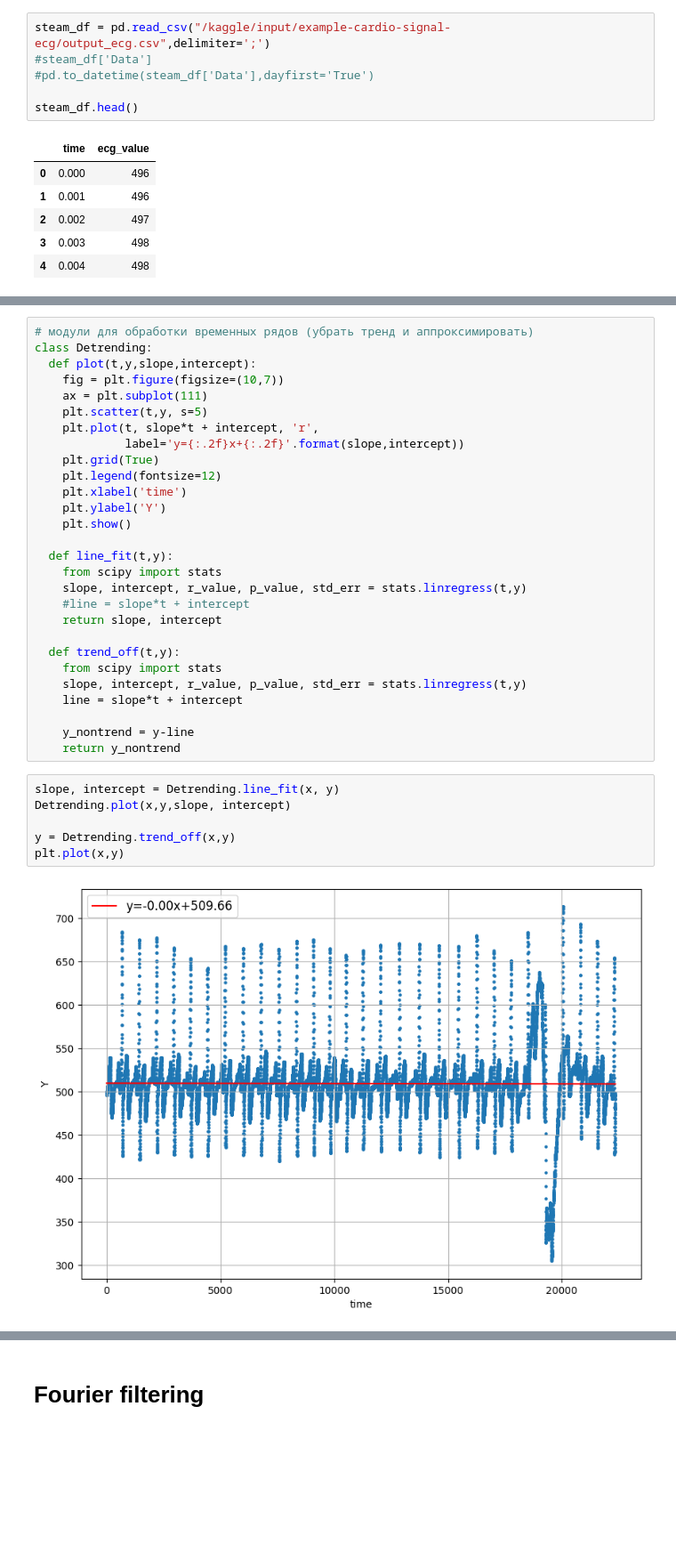
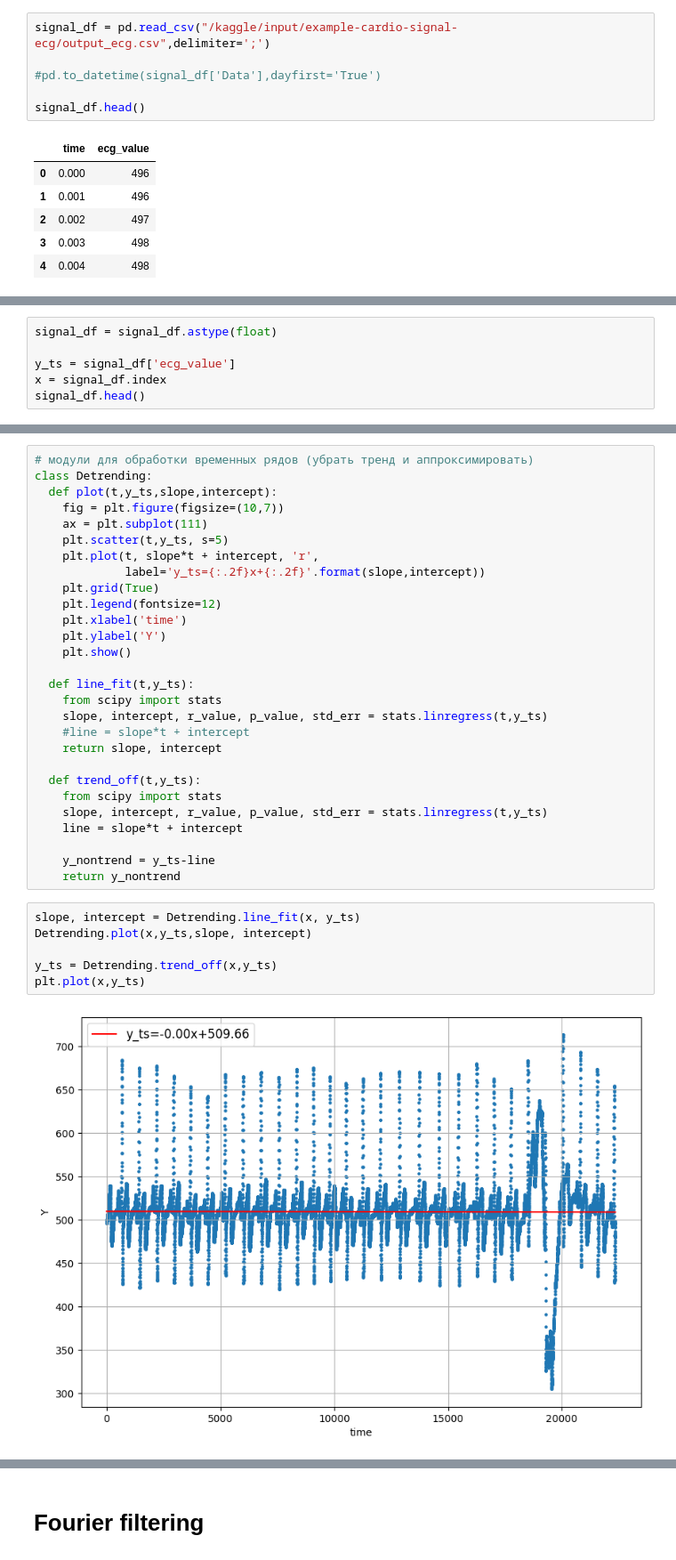
Before and after one commit to TAUforPython/ts-forecasting-ensemble, a Jupyter notebook: timeseries stumpy.ipynb, the cells around one changed output, grey strips where cells are left out. Shown at 89% size. Drawn from its saved outputs; the diff is of its cells as text; blank space fills up the shorter version.

```diff
--- a/timeseries stumpy.ipynb
+++ b/timeseries stumpy.ipynb
@@ -9,9 +18,9 @@ import stumpy
 # %%
-steam_df = pd.read_csv("/kaggle/input/example-cardio-signal-ecg/output_ecg.csv",delimiter=';')
-#steam_df['Data']
-#pd.to_datetime(steam_df['Data'],dayfirst='True')
+signal_df = pd.read_csv("/kaggle/input/example-cardio-signal-ecg/output_ecg.csv",delimiter=';')
 
-steam_df.head()
+#pd.to_datetime(signal_df['Data'],dayfirst='True')
+
+signal_df.head()
 # %% [output]
 |  | time | ecg_value |
 | 0 | 0.000 | 496 |
@@ -35,0 +31,6 @@ steam_df.head()
+# %%
+signal_df = signal_df.astype(float)
+
+y_ts = signal_df['ecg_value']
+x = signal_df.index
+signal_df.head()
@@ -43,39 +52,39 @@ plt.plot(x,y)
 # %%
 # модули для обработки временных рядов (убрать тренд и аппроксимировать)
 class Detrending:
-  def plot(t,y,slope,intercept):
+  def plot(t,y_ts,slope,intercept):
     fig = plt.figure(figsize=(10,7))
     ax = plt.subplot(111)
-    plt.scatter(t,y, s=5)
+    plt.scatter(t,y_ts, s=5)
     plt.plot(t, slope*t + intercept, 'r',
-             label='y={:.2f}x+{:.2f}'.format(slope,intercept))
+             label='y_ts={:.2f}x+{:.2f}'.format(slope,intercept))
     plt.grid(True)
     plt.legend(fontsize=12)
     plt.xlabel('time')
     plt.ylabel('Y')
     plt.show()
 
-  def line_fit(t,y):
+  def line_fit(t,y_ts):
     from scipy import stats
-    slope, intercept, r_value, p_value, std_err = stats.linregress(t,y)
+    slope, intercept, r_value, p_value, std_err = stats.linregress(t,y_ts)
     #line = slope*t + intercept
     return slope, intercept
 
-  def trend_off(t,y):
+  def trend_off(t,y_ts):
     from scipy import stats
-    slope, intercept, r_value, p_value, std_err = stats.linregress(t,y)
+    slope, intercept, r_value, p_value, std_err = stats.linregress(t,y_ts)
     line = slope*t + intercept
 
-    y_nontrend = y-line
+    y_nontrend = y_ts-line
     return y_nontrend
 # %%
-slope, intercept = Detrending.line_fit(x, y)
-Detrending.plot(x,y,slope, intercept)
+slope, intercept = Detrending.line_fit(x, y_ts)
+Detrending.plot(x,y_ts,slope, intercept)
 
-y = Detrending.trend_off(x,y)
-plt.plot(x,y)
+y_ts = Detrending.trend_off(x,y_ts)
+plt.plot(x,y_ts)
 # %% [output]
-[figure, old version]
+[figure, new version]
 [<matplotlib.lines.Line2D at 0x...>]
 [figure]
 # %% [markdown]
```
Also changed, not shown: parts of 32 cells of this notebook.
